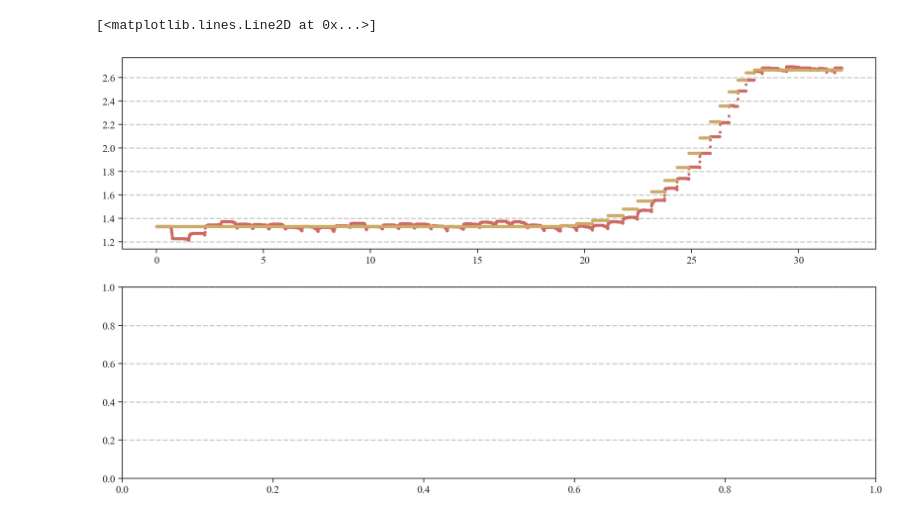
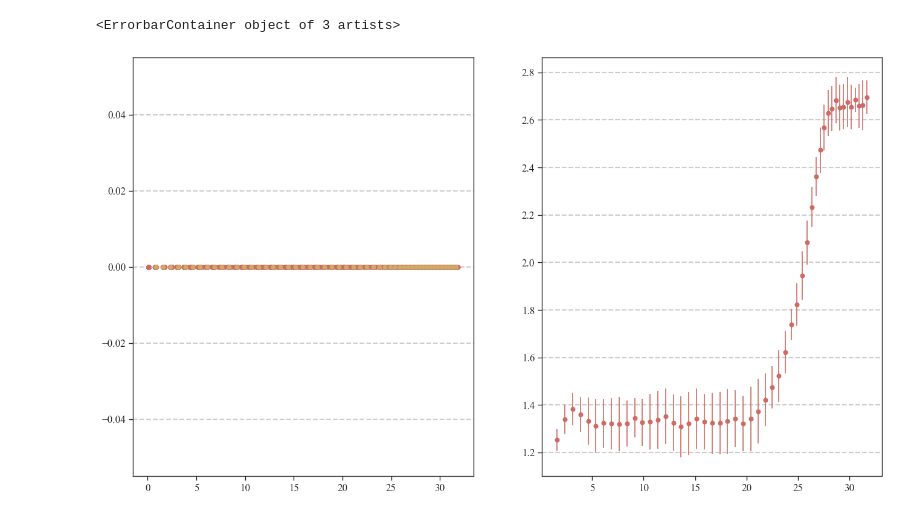
Before and after one commit to nielsdavidsen/Bachelor_2024, a Jupyter notebook: simulation_with_metronome.ipynb, the cells around one changed output. Cells and saved outputs as stored; diff of their text form; code cells hidden in the pictures.

```diff
--- a/simulation_with_metronome.ipynb
+++ b/simulation_with_metronome.ipynb
@@ -268,18 +320,30 @@ bpm_l = 80
 bpm_h = 160
 
 
-w_sig_save, t_sig_save, x0_sig_save, avg_sig_save, w_met_sig_save = sim_sig_metronome(x_init, w_init, t_clap_init, dt, tmax, threshold_l, threshold_h, bpm_l, bpm_h, sig=0.1, eps=0.1, met_eps = 10)
+w_sig_save, t_sig_save, x0_sig_save, avg_sig_save, w_met_sig_save, met_clap = sim_sig_metronome(x_init,
+                                                                                      w_init,
+                                                                                      t_clap_init,
+                                                                                      dt,
+                                                                                      tmax,
+                                                                                      threshold_l,
+                                                                                      threshold_h,
+                                                                                      bpm_l,
+                                                                                      bpm_h,
+                                                                                      sig=0.1,
+                                                                                      eps=0.1,
+                                                                                      met_eps=10)
-# %%
-x1_sig = np.linspace(0, tmax, len(avg_sig_save))
-x1_met = np.linspace(0,tmax, len(w_met_sig_save))
-
-fig, ax = plt.subplots(2, 1, dpi=150)
-ax[0].plot(x1_sig, avg_sig_save, '.', label='Average Frequency')
-ax[0].plot(x1_met, w_met_sig_save, '.', label='Average Metronome Frequency')
-
-#dev_list = np.array(avg_sig_save) - np.array(avg_w_met_sig_save)
-
-#ax[1].plot(x1_sig, dev_list, '.', label='Average Frequency (High Metronome)')
-# %% [output]
-[<matplotlib.lines.Line2D at 0x...>]
-[figure, removed]
+# %%
+t_clap_comb = np.concatenate(t_sig_save)
+
+avg_freq, freq_err, avg_per, fail = avg_calc(t_clap_comb, met_clap)
+
+fig, ax = plt.subplots(1,2, dpi=100)
+ax[0].plot(t_clap_comb, np.zeros(len(t_clap_comb)), 'o', label='Clap Times')
+ax[0].plot(met_clap, np.zeros(len(met_clap)), 'o', label='Metronome Clap Times')
+
+
+
+ax[1].errorbar(met_clap[1:], avg_freq, yerr=freq_err, fmt='o', label='Average Frequency')
+# %% [output]
+<ErrorbarContainer object of 3 artists>
+[figure, added]
```
Also changed, not shown: parts of 3 cells of this notebook.
